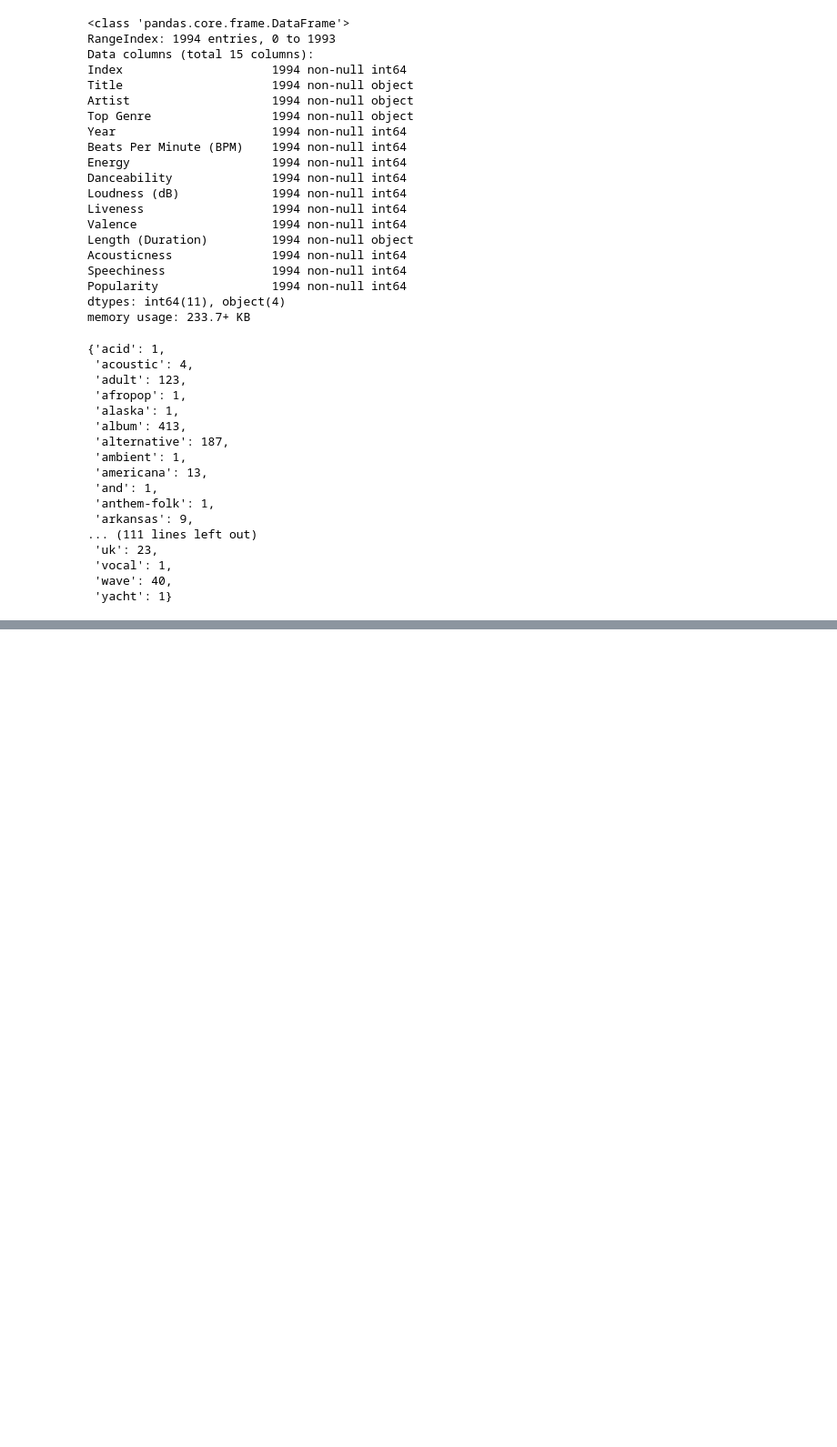
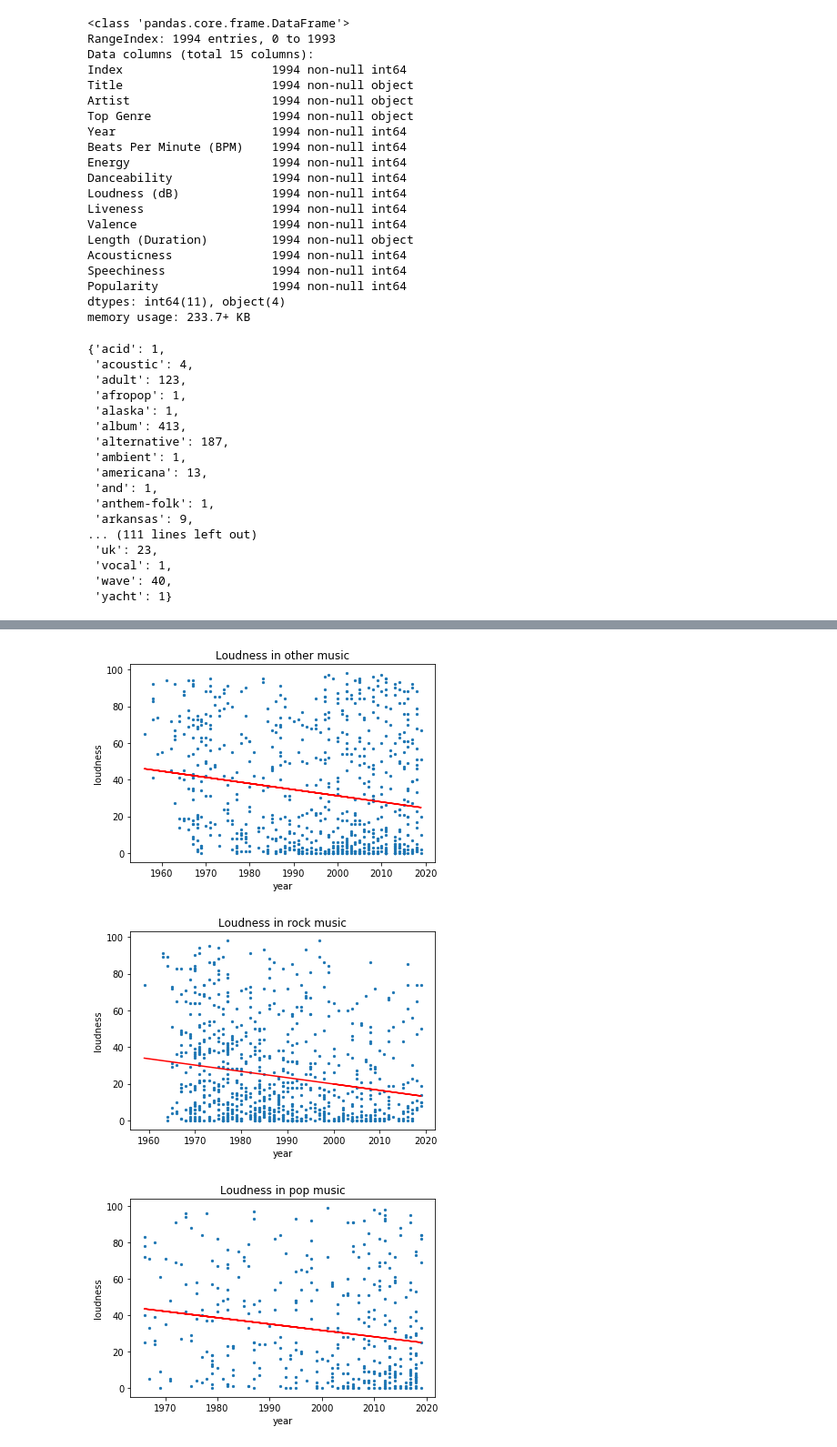
Before and after one commit to aholtz06/CMSC320_Final, a Jupyter notebook: src/Genre_Exploration.ipynb, the cells around one changed output, grey strips where cells are left out. Shown at 91% size. Saved outputs shown, nothing was run; the diff lists cells and outputs as text; code cells hidden in the pictures; blank space fills up the shorter version.

Commit message:
Prelim line plots

```diff
--- a/src/Genre_Exploration.ipynb
+++ b/src/Genre_Exploration.ipynb
@@ -77,3 +77,36 @@ data.head(10)
 | 7 | 8 | Knights of Cydonia | Muse | modern rock | 2006 | 137 | 96 | 37 | ... |
 | 8 | 9 | Mr. Brightside | The Killers | modern rock | 2004 | 148 | 92 | 36 | ... |
 | 9 | 10 | Without Me | Eminem | detroit hip hop | 2002 | 112 | 67 | 91 | ... |
+# %%
+from sklearn import linear_model
+import scipy
+
+for genre in range(0,3):
+    lm = linear_model.LinearRegression()
+
+    frame = data[data['Genre Classification'] == genre]
+    x = pd.DataFrame(frame['Year'])
+    y = pd.DataFrame(frame['Acousticness'])
+
+    lm.fit(x,y)
+
+    fig, ax = plt.subplots()
+    ax.scatter(x,y,s=5)
+
+    genre_name =''
+    if genre == 2.0:
+        genre_name = "pop"
+    elif genre == 1.0:
+        genre_name = "rock"
+    else:
+        genre_name = "other"
+
+    ax.set_xlabel("year")
+    ax.set_ylabel("loudness")
+    ax.set_title("Loudness " + "in " + genre_name + " music")
+
+    ax.plot(x, lm.predict(x), color='red')
+# %% [output]
+[figure, added]
+[figure, added]
+[figure, added]
```
Also changed, not shown: parts of 2 cells of this notebook.
